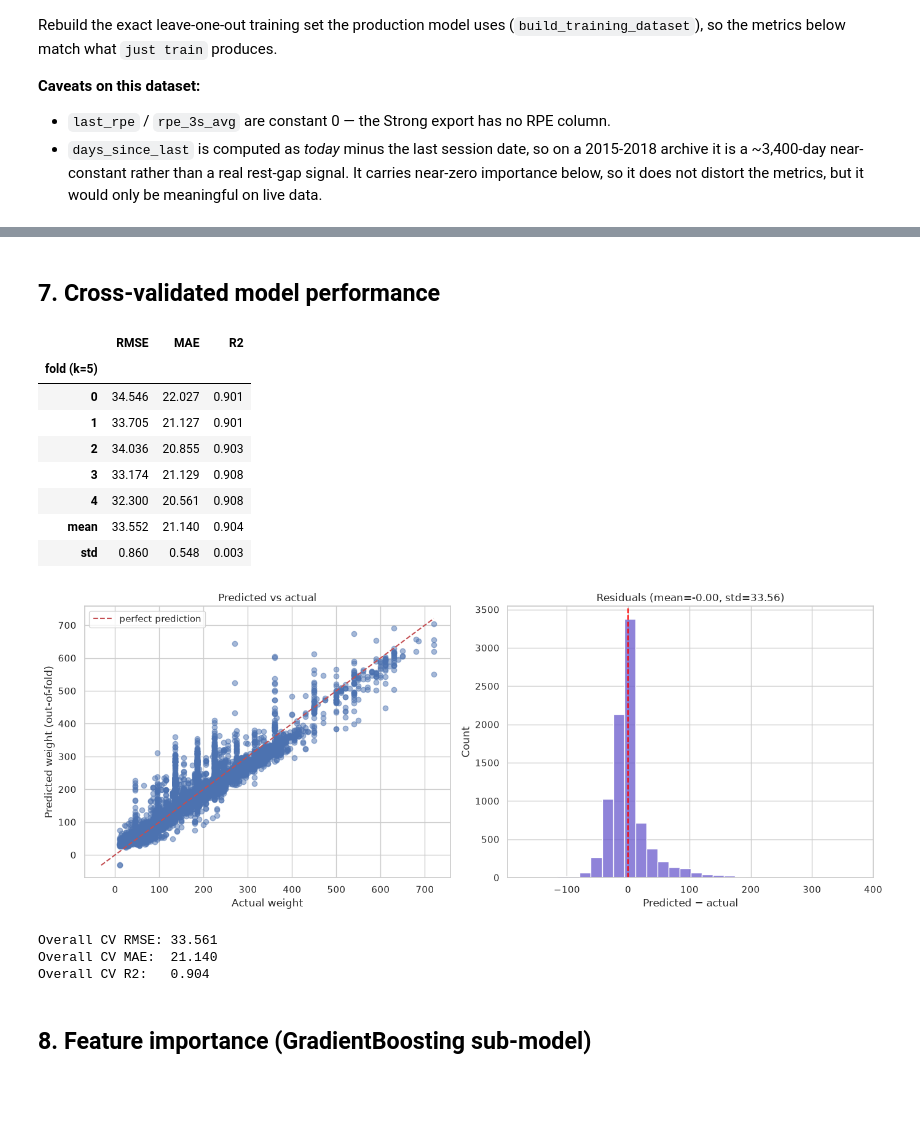
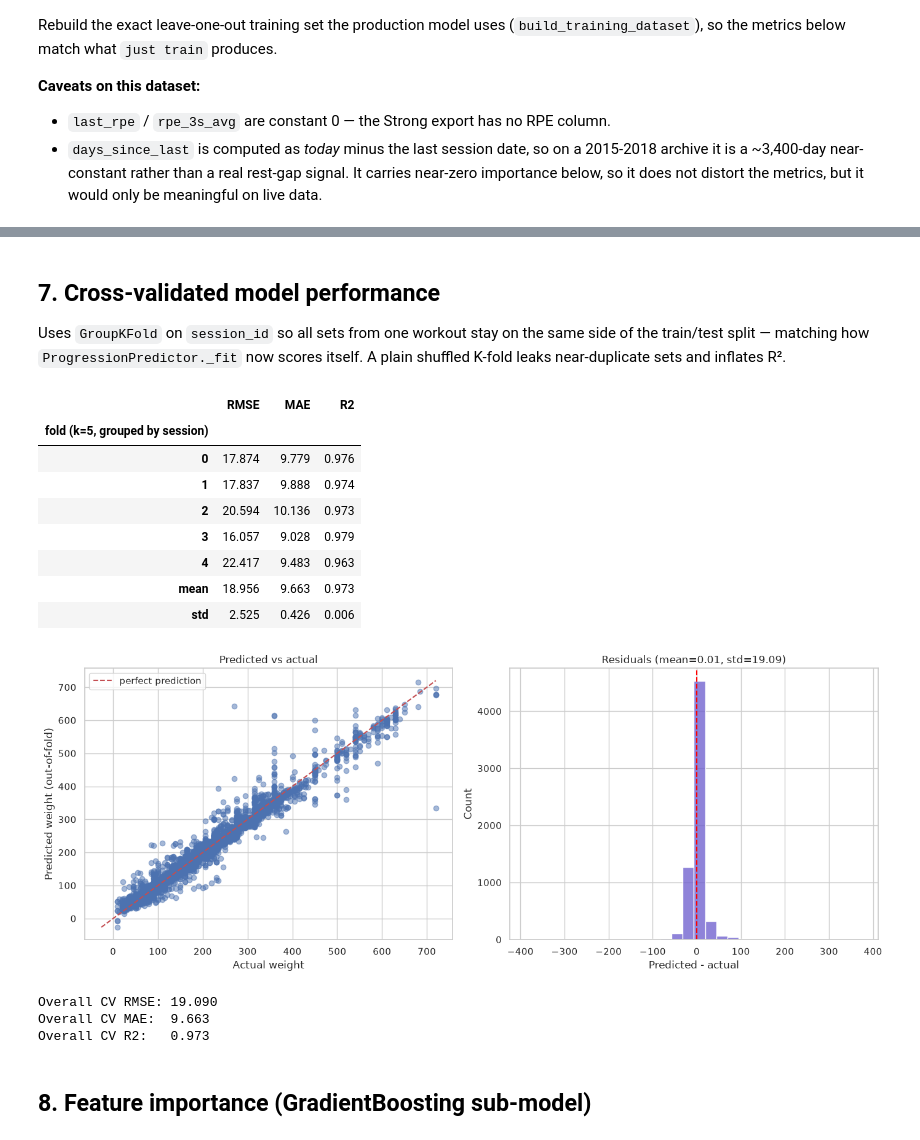
Before and after one commit to Agrovate/workout-ai, a Jupyter notebook: model_metrics.ipynb, the cells around one changed output, grey strips where cells are left out. Saved outputs shown, nothing was run; the diff lists cells and outputs as text; code cells hidden in the pictures; blank space fills up the shorter version.

```diff
--- a/model_metrics.ipynb
+++ b/model_metrics.ipynb
@@ -216,10 +216,14 @@ Rebuild the exact leave-one-out training set the production model uses
   signal. It carries near-zero importance below, so it does not distort the
   metrics, but it would only be meaningful on live data.
 # %%
-X_dicts, y = build_training_dataset(records)
+X_dicts, y, meta = build_training_dataset(records)
 X_df = pd.DataFrame(X_dicts)[FEATURE_COLS]
 y_arr = np.array(y)
+meta_df = pd.DataFrame(meta)
 
 print(f"Training rows: {len(y_arr)}  (MIN_TRAIN_SAMPLES = {MIN_TRAIN_SAMPLES})")
+print(f"working sets only — warm-up ramp sets below "
+      f"{int(__import__('app.ml.features', fromlist=['x']).WORKING_SET_FRACTION*100)}% "
+      f"of each session top set are excluded")
 X_df.describe().T
 # %% [output]
@@ -251,62 +256,70 @@ plt.show()
 # %% [markdown]
 ## 7. Cross-validated model performance
+
+Uses `GroupKFold` on `session_id` so all sets from one workout stay on the same
+side of the train/test split — matching how `ProgressionPredictor._fit` now
+scores itself. A plain shuffled K-fold leaks near-duplicate sets and inflates R².
 # %%
+from sklearn.model_selection import GroupKFold
+
 assert len(y_arr) >= MIN_TRAIN_SAMPLES, "Not enough data for ML mode — seed more workouts first."
 
 X = X_df.values
-cv_k = min(5, max(3, len(y_arr) // 20))
-kf = KFold(n_splits=cv_k, shuffle=True, random_state=42)
+groups = meta_df["session_id"].values
+cv_k = min(5, max(3, len(y_arr) // 20), meta_df["session_id"].nunique())
+gkf = GroupKFold(n_splits=cv_k)
+split = list(gkf.split(X, y_arr, groups))
 
-rmse_scores = -cross_val_score(_build_sklearn_pipeline(), X, y_arr, scoring="neg_root_mean_squared_error", cv=kf)
-mae_scores  = -cross_val_score(_build_sklearn_pipeline(), X, y_arr, scoring="neg_mean_absolute_error", cv=kf)
-r2_scores   =  cross_val_score(_build_sklearn_pipeline(), X, y_arr, scoring="r2", cv=kf)
+rmse_scores = -cross_val_score(_build_sklearn_pipeline(), X, y_arr, scoring="neg_root_mean_squared_error", cv=split)
+mae_scores  = -cross_val_score(_build_sklearn_pipeline(), X, y_arr, scoring="neg_mean_absolute_error", cv=split)
+r2_scores   =  cross_val_score(_build_sklearn_pipeline(), X, y_arr, scoring="r2", cv=split)
 
 metrics_df = pd.DataFrame({"RMSE": rmse_scores, "MAE": mae_scores, "R2": r2_scores})
-metrics_df.index.name = f"fold (k={cv_k})"
+metrics_df.index.name = f"fold (k={cv_k}, grouped by session)"
 metrics_df.loc["mean"] = metrics_df.mean()
 metrics_df.loc["std"]  = metrics_df.iloc[:-1].std()
 metrics_df.round(3)
 # %% [output]
 |  | RMSE | MAE | R2 |
-| fold (k=5) |  |  |  |
-| 0 | 34.546 | 22.027 | 0.901 |
-| 1 | 33.705 | 21.127 | 0.901 |
-| 2 | 34.036 | 20.855 | 0.903 |
-| 3 | 33.174 | 21.129 | 0.908 |
-| 4 | 32.300 | 20.561 | 0.908 |
-| mean | 33.552 | 21.140 | 0.904 |
-| std | 0.860 | 0.548 | 0.003 |
+| fold (k=5, grouped by session) |  |  |  |
+| 0 | 17.874 | 9.779 | 0.976 |
+| 1 | 17.837 | 9.888 | 0.974 |
+| 2 | 20.594 | 10.136 | 0.973 |
+| 3 | 16.057 | 9.028 | 0.979 |
+| 4 | 22.417 | 9.483 | 0.963 |
+| mean | 18.956 | 9.663 | 0.973 |
+| std | 2.525 | 0.426 | 0.006 |
 # %%
-y_pred_cv = cross_val_predict(_build_sklearn_pipeline(), X, y_arr, cv=kf)
+y_pred_cv = cross_val_predict(_build_sklearn_pipeline(), X, y_arr, cv=split)
 
 fig, axes = plt.subplots(1, 2, figsize=(14, 5.5))
 
 axes[0].scatter(y_arr, y_pred_cv, alpha=0.5)
 lims = [min(y_arr.min(), y_pred_cv.min()), max(y_arr.max(), y_pred_cv.max())]
 axes[0].plot(lims, lims, "r--", label="perfect prediction")
 axes[0].set_xlabel("Actual weight")
 axes[0].set_ylabel("Predicted weight (out-of-fold)")
 axes[0].set_title("Predicted vs actual")
 axes[0].legend()
 
 residuals = y_pred_cv - y_arr
 sns.histplot(residuals, bins=30, ax=axes[1], color="slateblue")
 axes[1].axvline(0, color="red", linestyle="--")
 axes[1].set_title(f"Residuals (mean={residuals.mean():.2f}, std={residuals.std():.2f})")
-axes[1].set_xlabel("Predicted − actual")
+axes[1].set_xlabel("Predicted - actual")
 
 plt.tight_layout()
 fig.savefig(PLOTS_DIR / "predicted_vs_actual_and_residuals.png", dpi=150, bbox_inches="tight")
 plt.show()
 
 print(f"Overall CV RMSE: {math.sqrt(mean_squared_error(y_arr, y_pred_cv)):.3f}")
 print(f"Overall CV MAE:  {mean_absolute_error(y_arr, y_pred_cv):.3f}")
 print(f"Overall CV R2:   {r2_score(y_arr, y_pred_cv):.3f}")
 # %% [output]
-[figure, old version]
+[figure, new version]
-Overall CV RMSE: 33.561
-Overall CV MAE:  21.140
-Overall CV R2:   0.904
+Overall CV RMSE: 19.090
+Overall CV MAE:  9.663
+Overall CV R2:   0.973
 # %% [markdown]
 ## 8. Feature importance (GradientBoosting sub-model)
 # %%
```
Also changed, not shown: parts of 7 cells of this notebook, 20 other files.
